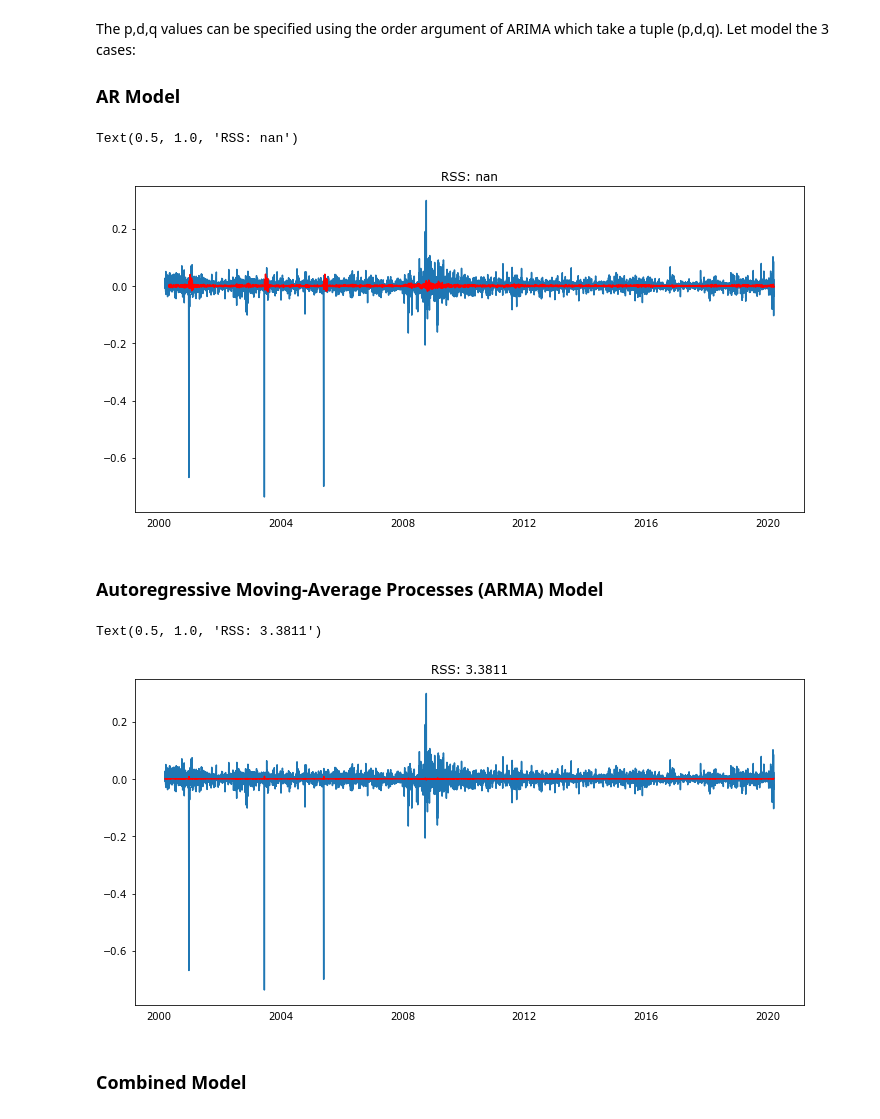
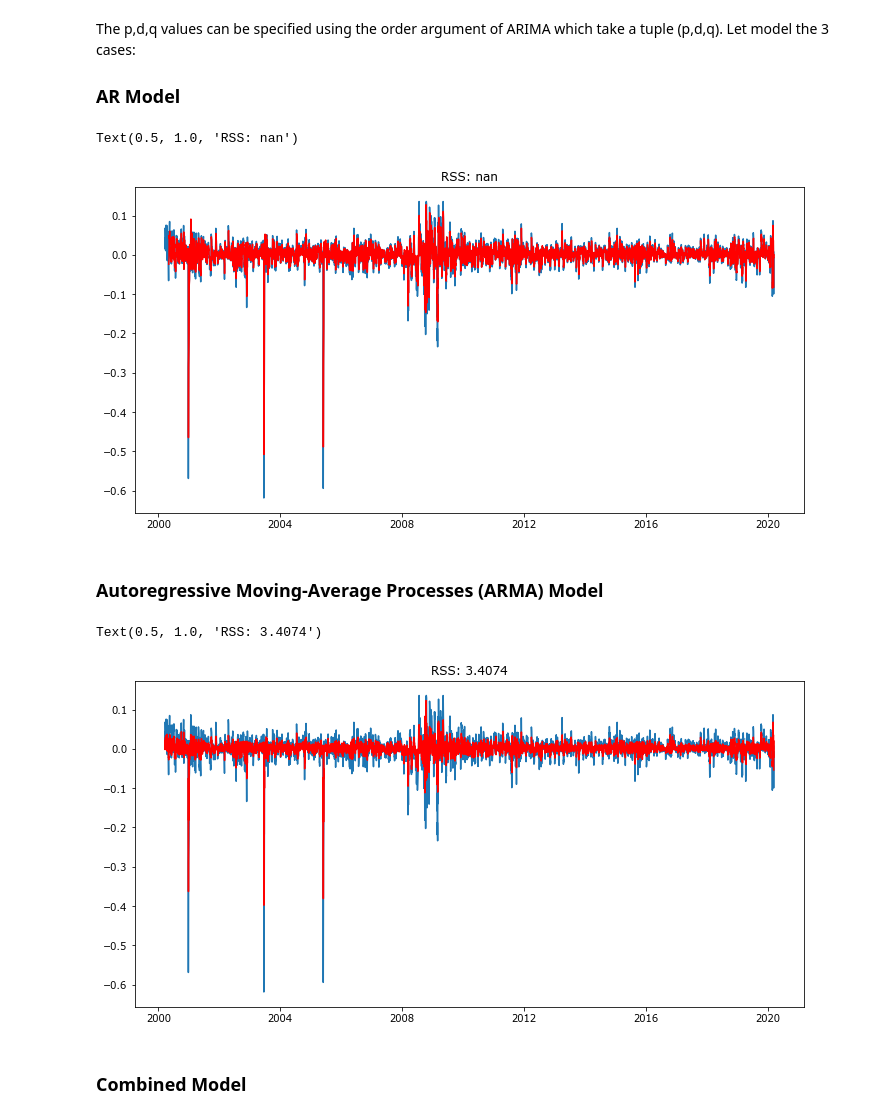
Before and after one commit to piushvaish/timeseries-stockprices, a Jupyter notebook: notebooks/Classical & Statistical Uni-variate Time Series Modelling of United Health Group.ipynb, the cells around one changed output. Saved outputs shown, nothing was run; the diff lists cells and outputs as text; code cells hidden in the pictures.

```diff
--- a/notebooks/Classical & Statistical Uni-variate Time Series Modelling of United Health Group.ipynb
+++ b/notebooks/Classical & Statistical Uni-variate Time Series Modelling of United Health Group.ipynb
@@ -1027,26 +692,26 @@ The p,d,q values can be specified using the order argument of ARIMA which take a
 
 ### AR Model
 # %%
-model = AR(ts_log_diff)
+model = AR(ts_log_moving_avg_diff)
 results_AR = model.fit(disp=-1)
 f, (ax1) = plt.subplots(1, figsize = (12, 6))
-plt.plot(ts_log_diff)
+plt.plot(ts_log_moving_avg_diff)
 plt.plot(results_AR.fittedvalues, color='red')
-plt.title('RSS: %.4f'% sum((results_AR.fittedvalues-ts_log_diff)**2))
+plt.title('RSS: %.4f'% sum((results_AR.fittedvalues-ts_log_moving_avg_diff)**2))
 # %% [output]
 Text(0.5, 1.0, 'RSS: nan')
-[figure, old version]
+[figure, new version]
 # %% [markdown]
 ### Autoregressive Moving-Average Processes (ARMA)  Model
 # %%
-model = ARMA(ts_log_diff, order=(0, 1, 2))
+model = ARMA(ts_log_moving_avg_diff, order=(0, 1, 2))
 results_MA = model.fit(disp=-1)
 f, (ax1) = plt.subplots(1, figsize = (12, 6))
-plt.plot(ts_log_diff)
+plt.plot(ts_log_moving_avg_diff)
 plt.plot(results_MA.fittedvalues, color='red')
-plt.title('RSS: %.4f'% sum((results_MA.fittedvalues-ts_log_diff)**2))
+plt.title('RSS: %.4f'% sum((results_MA.fittedvalues-ts_log_moving_avg_diff)**2))
 # %% [output]
-Text(0.5, 1.0, 'RSS: 3.3811')
+Text(0.5, 1.0, 'RSS: 3.4074')
-[figure, old version]
+[figure, new version]
 # %% [markdown]
 ### Combined Model
```
Also changed, not shown: parts of 81 cells of this notebook, 2 other files.
